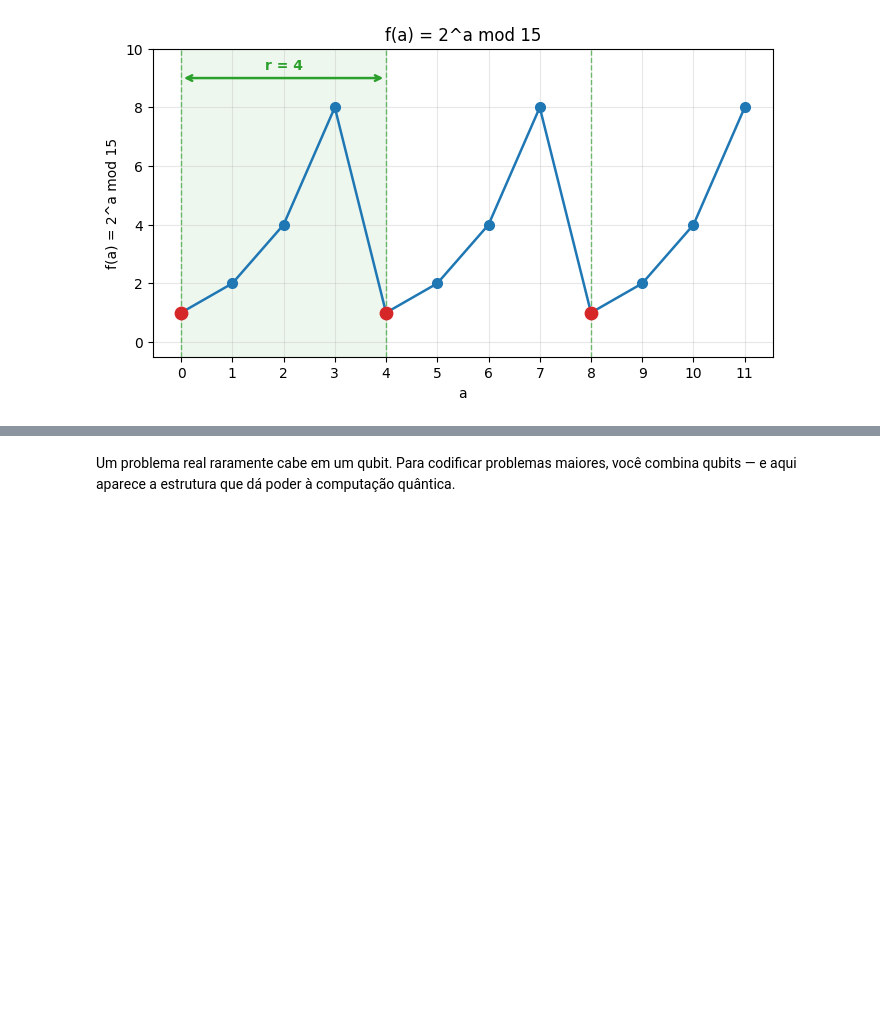
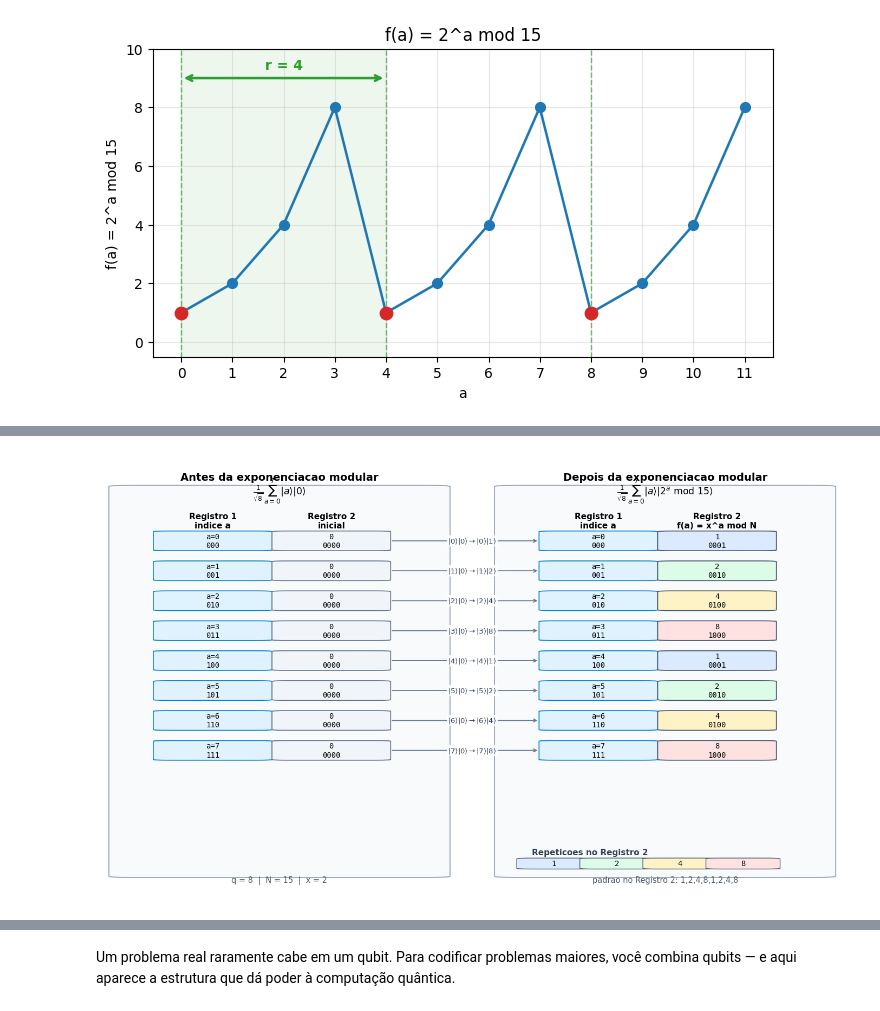
Before and after one commit to Green-Cinnamon-Labs/spectral-quantum-playground, a Jupyter notebook: nucleo/N-02.ipynb, the cells around one changed output, grey strips where cells are left out. Cells and saved outputs as stored; diff of their text form; code cells hidden in the pictures; blank space fills up the shorter version.

Commit message:
escrevendo 'nucleo/N-02.ipynb#C23:L7'

```diff
--- a/nucleo/N-02.ipynb
+++ b/nucleo/N-02.ipynb
@@ -154,0 +194,6 @@ A decisão de codificação definiu tudo: quais qubits carregam qual parte do pr
+# %%
+from codigo.nucleo import mostrar_registradores_shor
+
+_ = mostrar_registradores_shor(N=15, x=2, q=8)
+# %% [output]
+[figure, added]
```
Also changed, not shown: parts of 15 cells of this notebook, 2 other files.
